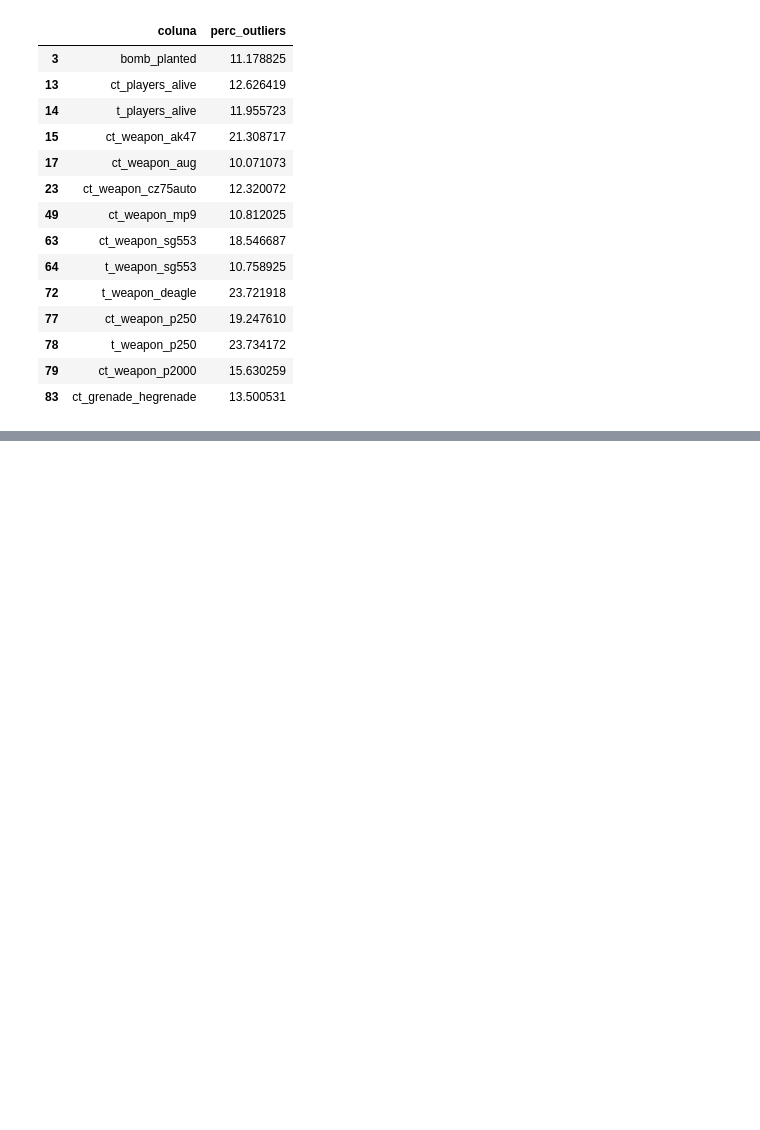
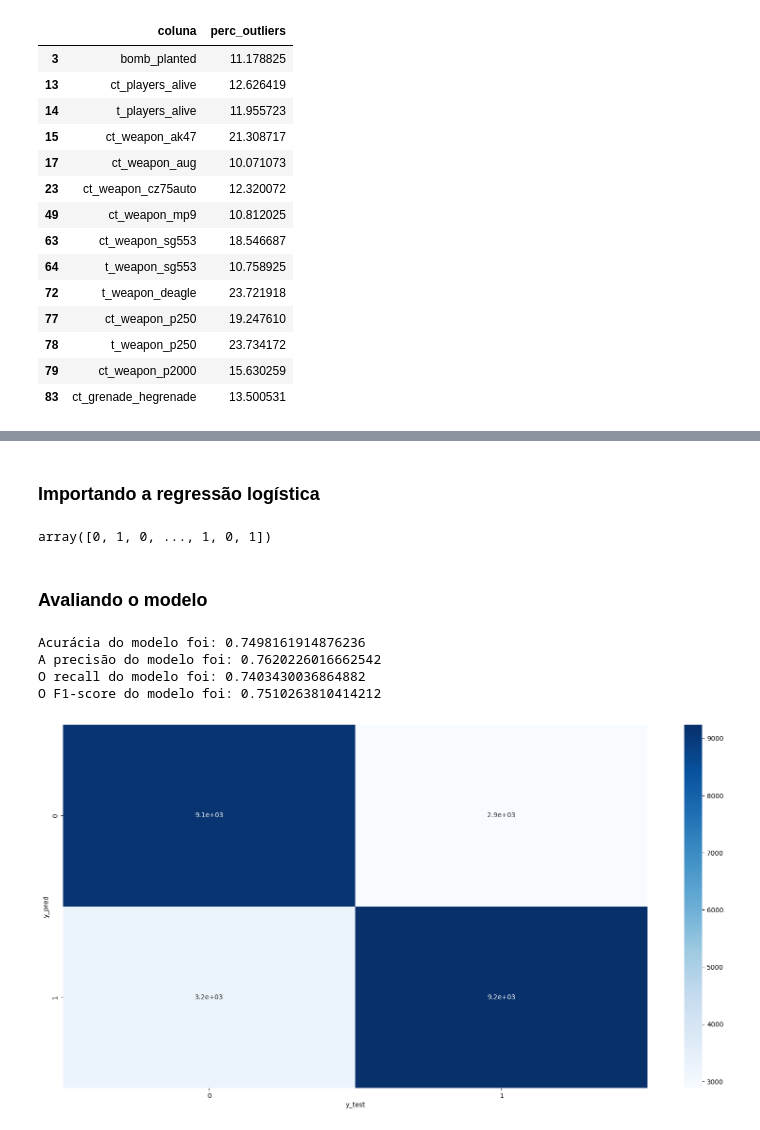
Before and after one commit to andrey-cp/Portfolio-Data-Science, a Jupyter notebook: Resolução de problema de classificação usando modelagem preditiva/Problema de classificação - Counter Strike.ipynb, the cells around one changed output, grey strips where cells are left out. Drawn from its saved outputs; the diff is of its cells as text; code cells hidden in the pictures; blank space fills up the shorter version.

```diff
--- a/Resolução de problema de classificação usando modelagem preditiva/Problema de classificação - Counter Strike.ipynb
+++ b/Resolução de problema de classificação usando modelagem preditiva/Problema de classificação - Counter Strike.ipynb
@@ -299,0 +261,6 @@ plt.show()
+# %%
+# Agora aplicando no target 'round_winner'
+le_target = LabelEncoder()
+
+y_train = le_target.fit_transform(y_train)
+y_test = le_target.transform(y_test)
@@ -299,0 +269,9 @@ plt.show()
+# %%
+from sklearn.preprocessing import StandardScaler
+
+scaler = StandardScaler()
+
+X_train_scaled = scaler.fit_transform(X_train)
+X_test_scaled = scaler.transform(X_test)
+
+X_train_scaled # retornou como um array
@@ -299,0 +292,3 @@ plt.show()
+# %%
+X_train_scaled = pd.DataFrame(X_train_scaled, columns=(X_train.columns)) #Transformando o array de volta em dataframe
+X_test_scaled = pd.DataFrame(X_test_scaled, columns=(X_test.columns))
@@ -299,0 +311,36 @@ plt.show()
+# %% [markdown]
+### Importando a regressão logística
+# %%
+from sklearn.linear_model import LogisticRegression
+
+model = LogisticRegression()
+
+model.fit(X_train_scaled, y_train)
+y_pred = model.predict(X_test_scaled)
+
+y_pred
+# %% [output]
+array([0, 1, 0, ..., 1, 0, 1])
+# %% [markdown]
+### Avaliando o modelo
+# %%
+from sklearn.metrics import confusion_matrix, accuracy_score, precision_score, recall_score, f1_score
+
+print('Acurácia do modelo foi: ' + str(accuracy_score(y_test, y_pred)))
+print('A precisão do modelo foi: ' + str(precision_score(y_test, y_pred)))
+print('O recall do modelo foi: ' + str(recall_score(y_test, y_pred)))
+print('O F1-score do modelo foi: ' + str(f1_score(y_test, y_pred)))
+cm = confusion_matrix(y_test, y_pred)
+# %% [output]
+Acurácia do modelo foi: 0.7498161914876236
+A precisão do modelo foi: 0.7620226016662542
+O recall do modelo foi: 0.7403430036864882
+O F1-score do modelo foi: 0.7510263810414212
+# %%
+plt.figure(figsize=(20, 10))
+sns.heatmap(cm, cmap='Blues', annot=True)
+plt.xlabel('y_test')
+plt.ylabel('y_pred')
+plt.show()
+# %% [output]
+[figure, added]
```
Also changed, not shown: parts of 39 cells of this notebook.
